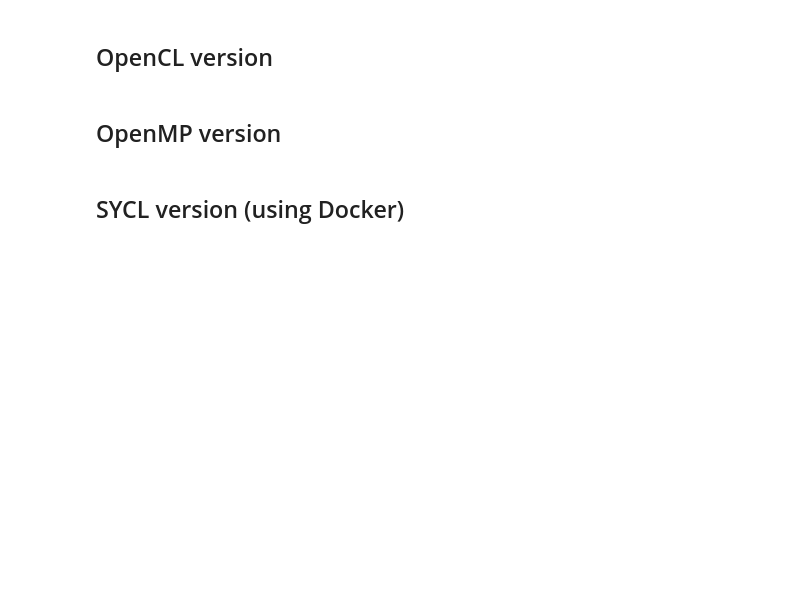
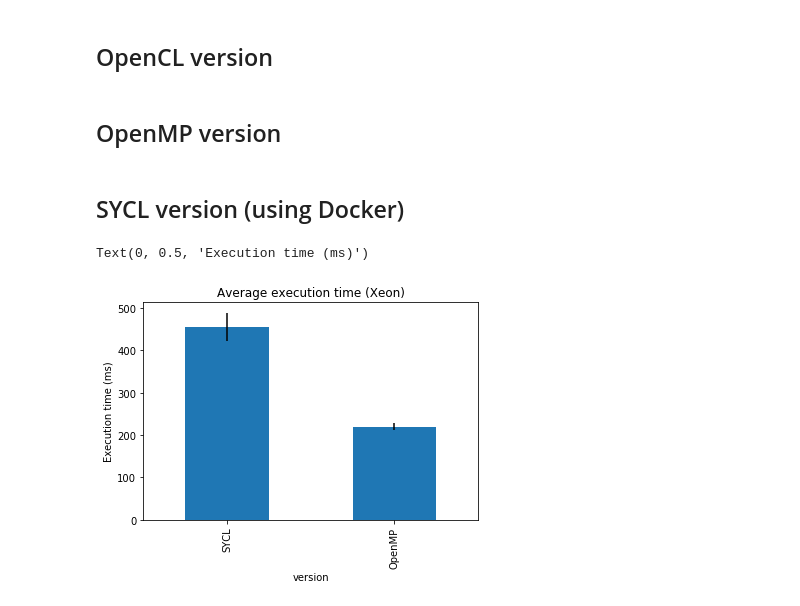
Before and after one commit to menotti/oil_gas_fpga, a Jupyter notebook: apps/CMP/CMP.ipynb, the cells around one changed output. Cells and saved outputs as stored; diff of their text form; code cells hidden in the pictures; blank space fills up the shorter version.

Commit message:
Adding results from other machine

```diff
--- a/apps/CMP/CMP.ipynb
+++ b/apps/CMP/CMP.ipynb
@@ -130,6 +130,18 @@ for i in range(RUNS):
                                  "execution_time_ms": [int(result[1])]}), sort=False)
 
 df.to_csv(FILENAME, index = False, header = True)
+# %%
+# Plot results
+df = pd.read_csv(FILENAME)
+by_version = df[df.platform == 'Intel(R) Xeon(R) Silver 4208 CPU @ 2.10GHz'].groupby(by="version", sort=False)
+avg_time = by_version.mean()
+std = by_version.std()
+plt = avg_time.plot(legend=False, kind="bar", yerr=std)
+plt.set_title("Average execution time (Xeon)")
+plt.set_ylabel("Execution time (ms)")
+# %% [output]
+Text(0, 0.5, 'Execution time (ms)')
+[figure, added]
 # %%
 # Plot results
 df = pd.read_csv(FILENAME)
```
Also changed, not shown: parts of 3 cells of this notebook, 5 other files.
